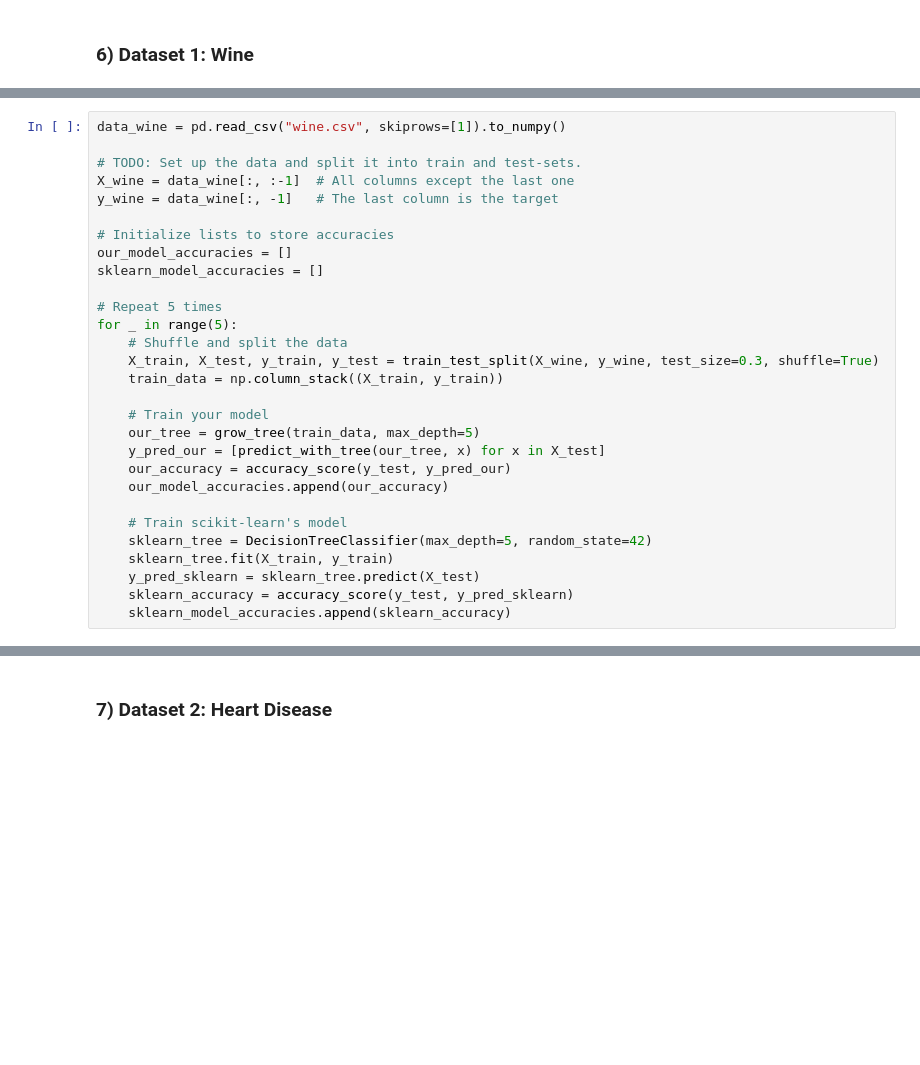
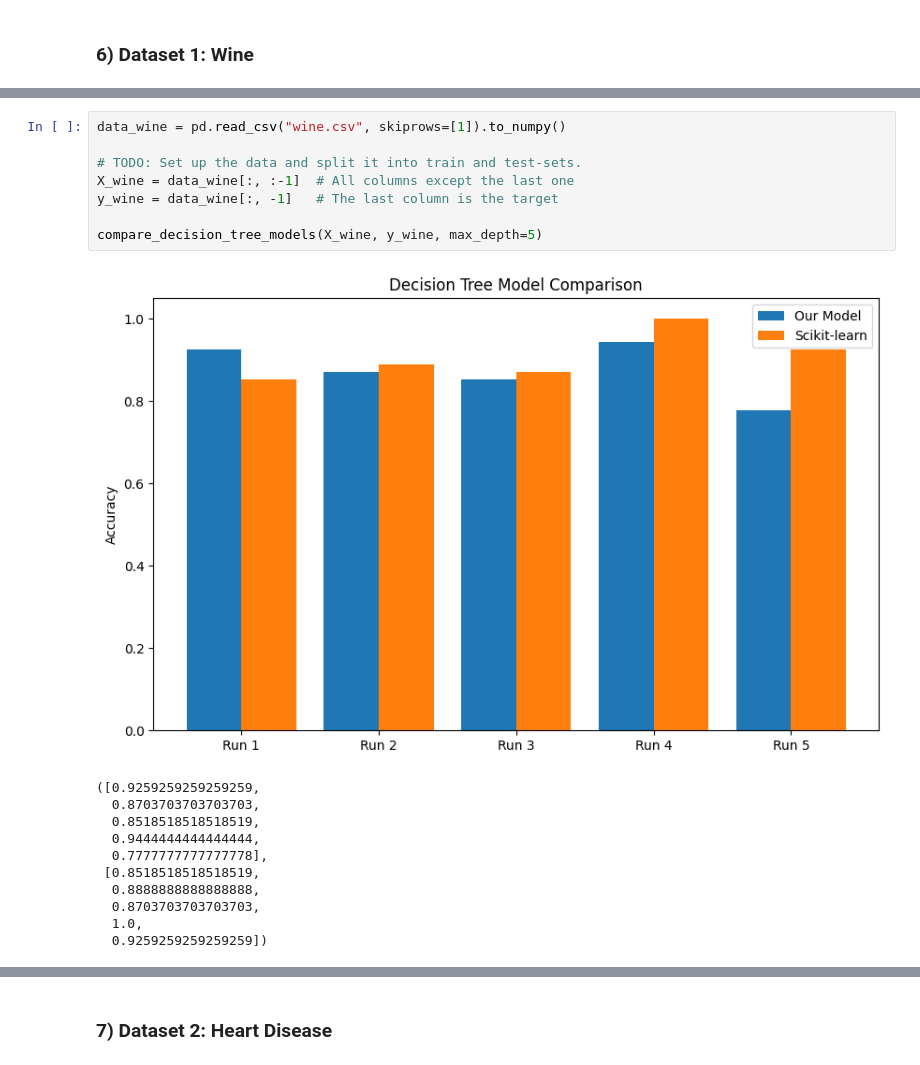
Before and after one commit to Aurelien3006/ML-Assignment-2, a Jupyter notebook: ML-Assignment 2 - Aurélien Broncard Edgar Maurel.ipynb, the cells around one changed output, grey strips where cells are left out. Drawn from its saved outputs; the diff is of its cells as text; blank space fills up the shorter version.

```diff
--- a/ML-Assignment 2 - Aurélien Broncard Edgar Maurel.ipynb
+++ b/ML-Assignment 2 - Aurélien Broncard Edgar Maurel.ipynb
@@ -306,29 +342,20 @@ accuracy_score(y_true, y_pred)
 # %%
 data_wine = pd.read_csv("wine.csv", skiprows=[1]).to_numpy()
 
 # TODO: Set up the data and split it into train and test-sets.
 X_wine = data_wine[:, :-1]  # All columns except the last one
 y_wine = data_wine[:, -1]   # The last column is the target
 
-# Initialize lists to store accuracies
-our_model_accuracies = []
-sklearn_model_accuracies = []
-
-# Repeat 5 times
-for _ in range(5):
-    # Shuffle and split the data
-    X_train, X_test, y_train, y_test = train_test_split(X_wine, y_wine, test_size=0.3, shuffle=True)
-    train_data = np.column_stack((X_train, y_train))
-
-    # Train your model
-    our_tree = grow_tree(train_data, max_depth=5)
-    y_pred_our = [predict_with_tree(our_tree, x) for x in X_test]
-    our_accuracy = accuracy_score(y_test, y_pred_our)
-    our_model_accuracies.append(our_accuracy)
-
-    # Train scikit-learn's model
-    sklearn_tree = DecisionTreeClassifier(max_depth=5, random_state=42)
-    sklearn_tree.fit(X_train, y_train)
-    y_pred_sklearn = sklearn_tree.predict(X_test)
-    sklearn_accuracy = accuracy_score(y_test, y_pred_sklearn)
-    sklearn_model_accuracies.append(sklearn_accuracy)
+compare_decision_tree_models(X_wine, y_wine, max_depth=5)
+# %% [output]
+[figure, added]
+([0.9259259259259259,
+  0.8703703703703703,
+  0.8518518518518519,
+  0.9444444444444444,
+  0.7777777777777778],
+ [0.8518518518518519,
+  0.8888888888888888,
+  0.8703703703703703,
+  1.0,
+  0.9259259259259259])
```
Also changed, not shown: parts of 10 cells of this notebook.
